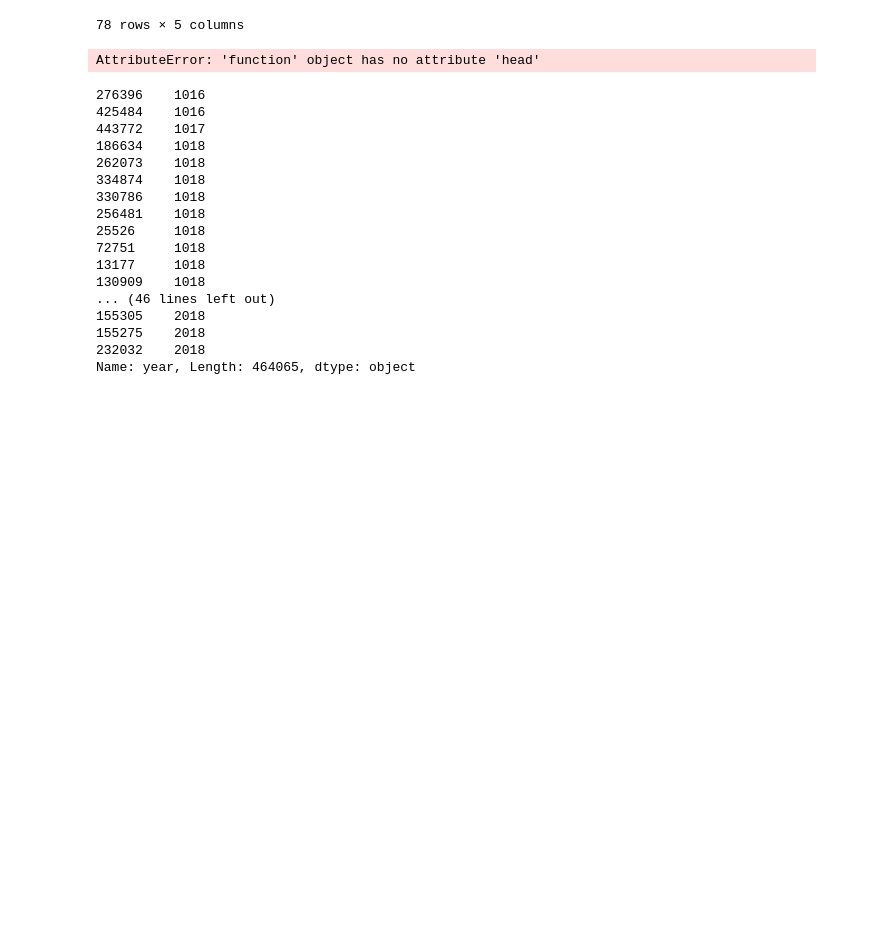
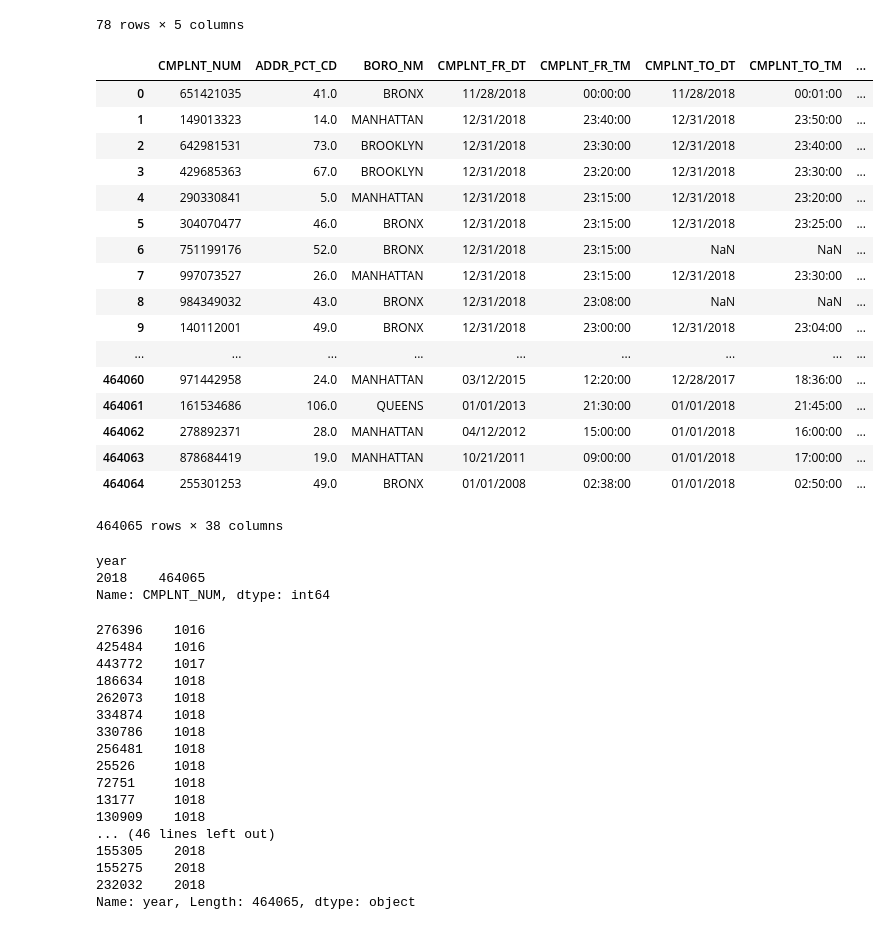
Before and after one commit to cho244/PoliceReports, a Jupyter notebook: testing.ipynb, the cells around one changed output. Cells and saved outputs as stored; diff of their text form; code cells hidden in the pictures; blank space fills up the shorter version.

```diff
--- a/testing.ipynb
+++ b/testing.ipynb
@@ -66,9 +66,26 @@ ny.drop
 | 81 | NaN | 123 | 77 | 0 | 2 |
 | 82 | NaN | Total | 16469 | 63 | 751 |
 78 rows × 5 columns
-# %%
-ny.drop
-# %% [output]
-AttributeError: 'function' object has no attribute 'head'
+# %%
+nypd
+# %% [output]
+|  | CMPLNT_NUM | ADDR_PCT_CD | BORO_NM | CMPLNT_FR_DT | CMPLNT_FR_TM | CMPLNT_TO_DT | CMPLNT_TO_TM | ... |
+| 0 | 651421035 | 41.0 | BRONX | 11/28/2018 | 00:00:00 | 11/28/2018 | 00:01:00 | ... |
+| 1 | 149013323 | 14.0 | MANHATTAN | 12/31/2018 | 23:40:00 | 12/31/2018 | 23:50:00 | ... |
+| 2 | 642981531 | 73.0 | BROOKLYN | 12/31/2018 | 23:30:00 | 12/31/2018 | 23:40:00 | ... |
+| 3 | 429685363 | 67.0 | BROOKLYN | 12/31/2018 | 23:20:00 | 12/31/2018 | 23:30:00 | ... |
+| 4 | 290330841 | 5.0 | MANHATTAN | 12/31/2018 | 23:15:00 | 12/31/2018 | 23:20:00 | ... |
+| 5 | 304070477 | 46.0 | BRONX | 12/31/2018 | 23:15:00 | 12/31/2018 | 23:25:00 | ... |
+| 6 | 751199176 | 52.0 | BRONX | 12/31/2018 | 23:15:00 | NaN | NaN | ... |
+| 7 | 997073527 | 26.0 | MANHATTAN | 12/31/2018 | 23:15:00 | 12/31/2018 | 23:30:00 | ... |
+| 8 | 984349032 | 43.0 | BRONX | 12/31/2018 | 23:08:00 | NaN | NaN | ... |
+| 9 | 140112001 | 49.0 | BRONX | 12/31/2018 | 23:00:00 | 12/31/2018 | 23:04:00 | ... |
+| ... | ... | ... | ... | ... | ... | ... | ... | ... |
+| 464060 | 971442958 | 24.0 | MANHATTAN | 03/12/2015 | 12:20:00 | 12/28/2017 | 18:36:00 | ... |
+| 464061 | 161534686 | 106.0 | QUEENS | 01/01/2013 | 21:30:00 | 01/01/2018 | 21:45:00 | ... |
+| 464062 | 278892371 | 28.0 | MANHATTAN | 04/12/2012 | 15:00:00 | 01/01/2018 | 16:00:00 | ... |
+| 464063 | 878684419 | 19.0 | MANHATTAN | 10/21/2011 | 09:00:00 | 01/01/2018 | 17:00:00 | ... |
+| 464064 | 255301253 | 49.0 | BRONX | 01/01/2008 | 02:38:00 | 01/01/2018 | 02:50:00 | ... |
+464065 rows × 38 columns
 # %%
 nypd = pd.read_csv('NYPD_Complaint_Data_Current__Year_To_Date_.csv')
@@ -76,3 +93,9 @@ nypd['year']=(nypd['CMPLNT_FR_DT'].str[-4:])
+# %%
+nypd.groupby('year').count().iloc[:,0]
+# %% [output]
+year
+2018    464065
+Name: CMPLNT_NUM, dtype: int64
 # %%
 nypd['year'].unique()
 nypd['year'].sort_values(ascending = True)
```
Also changed, not shown: parts of 7 cells of this notebook.
